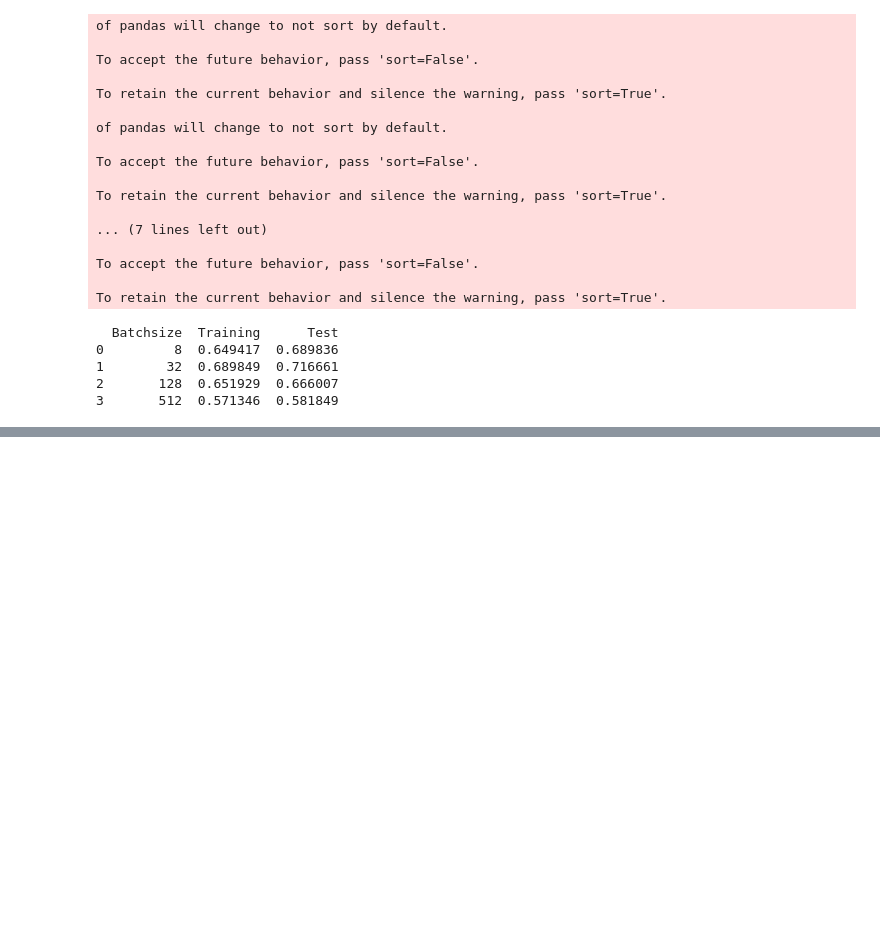
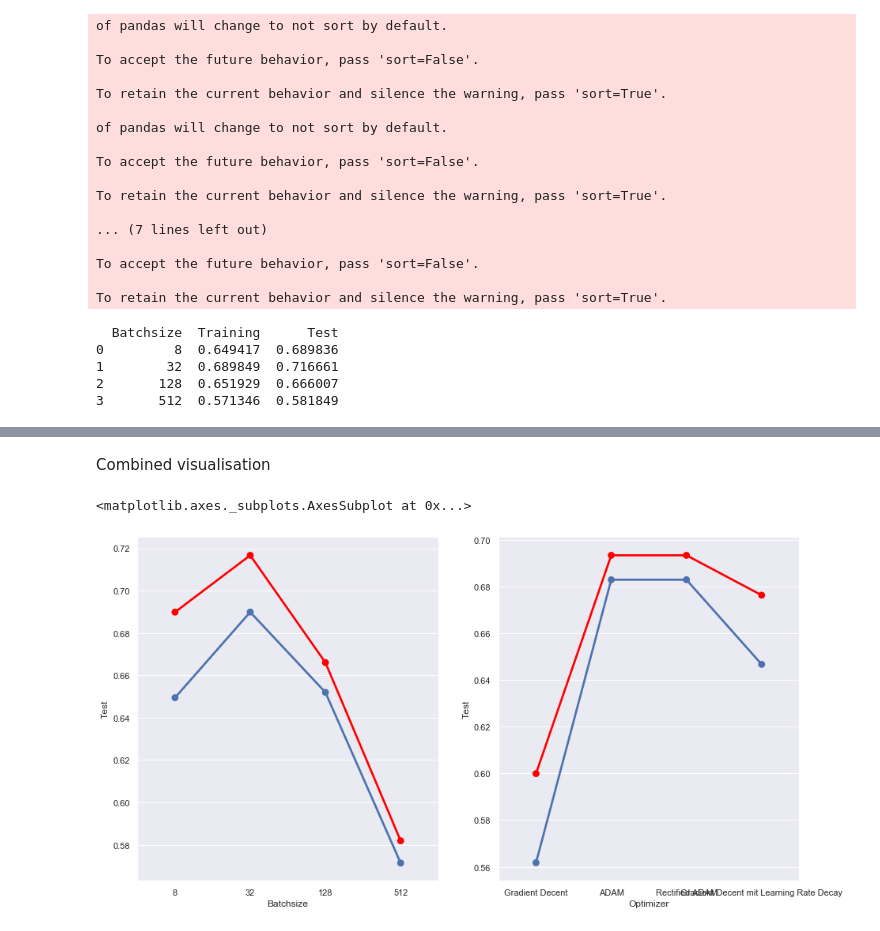
Before and after one commit to VCRoselieb/LocVisualisierungen, a Jupyter notebook: Locs.ipynb, the cells around one changed output, grey strips where cells are left out. Drawn from its saved outputs; the diff is of its cells as text; code cells hidden in the pictures; blank space fills up the shorter version.

```diff
--- a/Locs.ipynb
+++ b/Locs.ipynb
@@ -120,0 +221,12 @@ fig.tight_layout()
+# %% [markdown]
+Combined visualisation
+# %%
+fig, (ax1, ax2) = plt.subplots(ncols=2, figsize = (15,8))
+sns.pointplot(x="Batchsize", y="Training", data=accuracy, ax = ax1)
+sns.pointplot(x="Batchsize", y="Test", data=accuracy, color= 'red', ax= ax1)
+
+sns.pointplot(x="Optimizer", y="Training", data=accuracy2, ax= ax2)
+sns.pointplot(x="Optimizer", y="Test", data=accuracy2, color= 'red', ax= ax2)
+# %% [output]
+<matplotlib.axes._subplots.AxesSubplot at 0x...>
+[figure, added]
```
Also changed, not shown: parts of 6 cells of this notebook.
